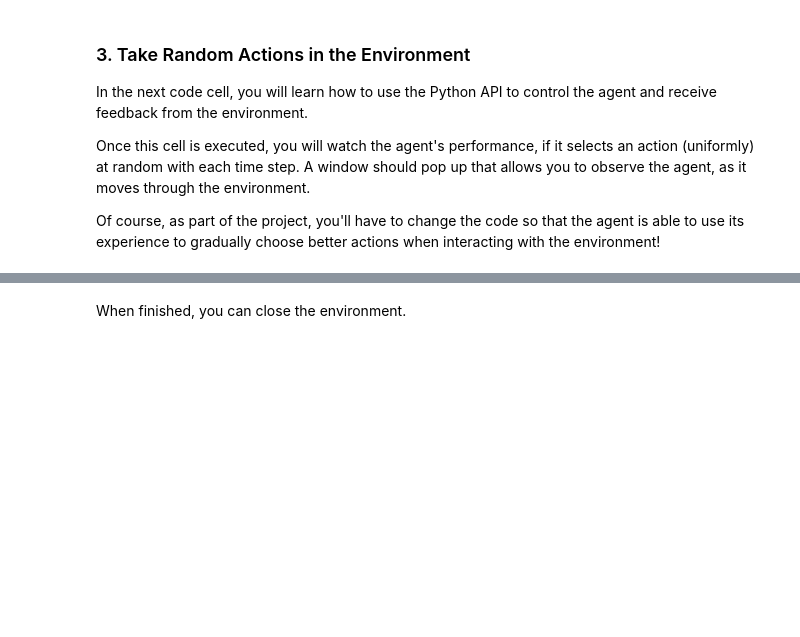
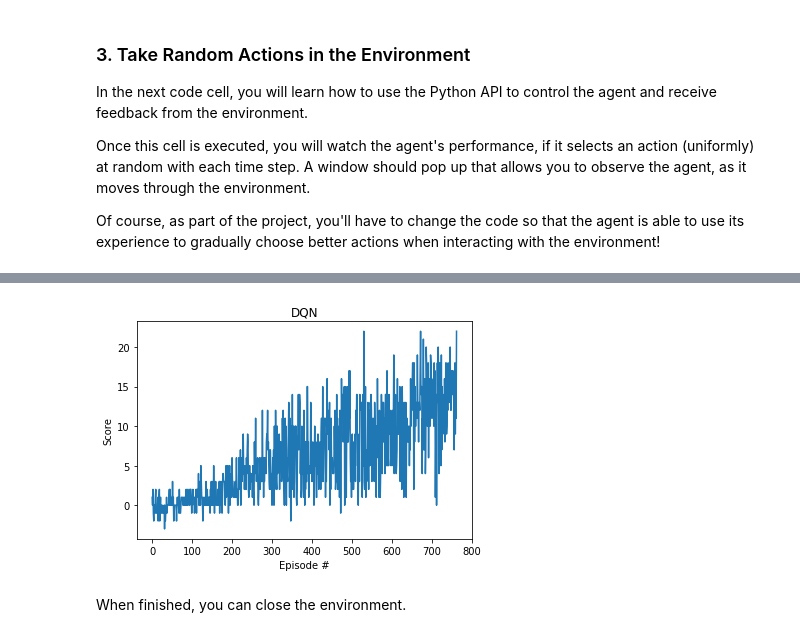
Before and after one commit to ldacosta/yellow-banana-monster, a Jupyter notebook: Navigation.ipynb, the cells around one changed output, grey strips where cells are left out. Drawn from its saved outputs; the diff is of its cells as text; code cells hidden in the pictures; blank space fills up the shorter version.

```diff
--- a/Navigation.ipynb
+++ b/Navigation.ipynb
@@ -192,20 +224,20 @@ def dqn(
 # %%
-# create an agent
-from dqn_agent import Agent
-
-agent_dqn = Agent(
-    state_size=state_size,
-    action_size=action_size,
+# #################################
+# this agent solves the problem!
+solving_agent = Agent(
+    main_model=main_model,
+    target_network=target_model,
     is_double=False,
     update_every_steps=10,
     lr=1e-3,
     batch_size=64,
     memory_size=int(1e5))
+# #################################
 
-agent_double_dqn = Agent(
-    state_size=state_size,
-    action_size=action_size,
-    is_double=True,
+agent_dqn = Agent(
+    main_model=main_model,
+    target_network=target_model,
+    is_double=False,
     update_every_steps=10,
     lr=1e-3,
     batch_size=64,
@@ -214,8 +257,8 @@ agent_double_dqn = Agent(
 # agent.set_models_from(torch_file_name='checkpoint.pth')
 prob_not_random_at_start_default=(1-0.995) # /15
 scores_dqn = dqn(
-    agent_dqn,
+    solving_agent,
     n_episodes=1000,
-    feedback_every_secs=60,
+    feedback_every_secs=45,
     keep_last_scores=100,
     eps_decay=1 - prob_not_random_at_start_default)
@@ -241,14 +312,16 @@ plt.show()
 # %%
 # scores = dqn(agent, n_episodes=50, feedback_every_secs=15, keep_last_scores=10)
 
 # plot the scores
 fig = plt.figure()
 ax = fig.add_subplot(111)
-plt.plot(np.arange(len(scores)), scores)
+plt.plot(np.arange(len(scores_dqn)), scores_dqn)
 plt.ylabel('Score')
 plt.xlabel('Episode #')
 plt.title('DQN')
 plt.show()
+# %% [output]
+[figure, added]
 # %% [markdown]
 When finished, you can close the environment.
 # %%
```
Also changed, not shown: parts of 8 cells of this notebook, 4 other files.
